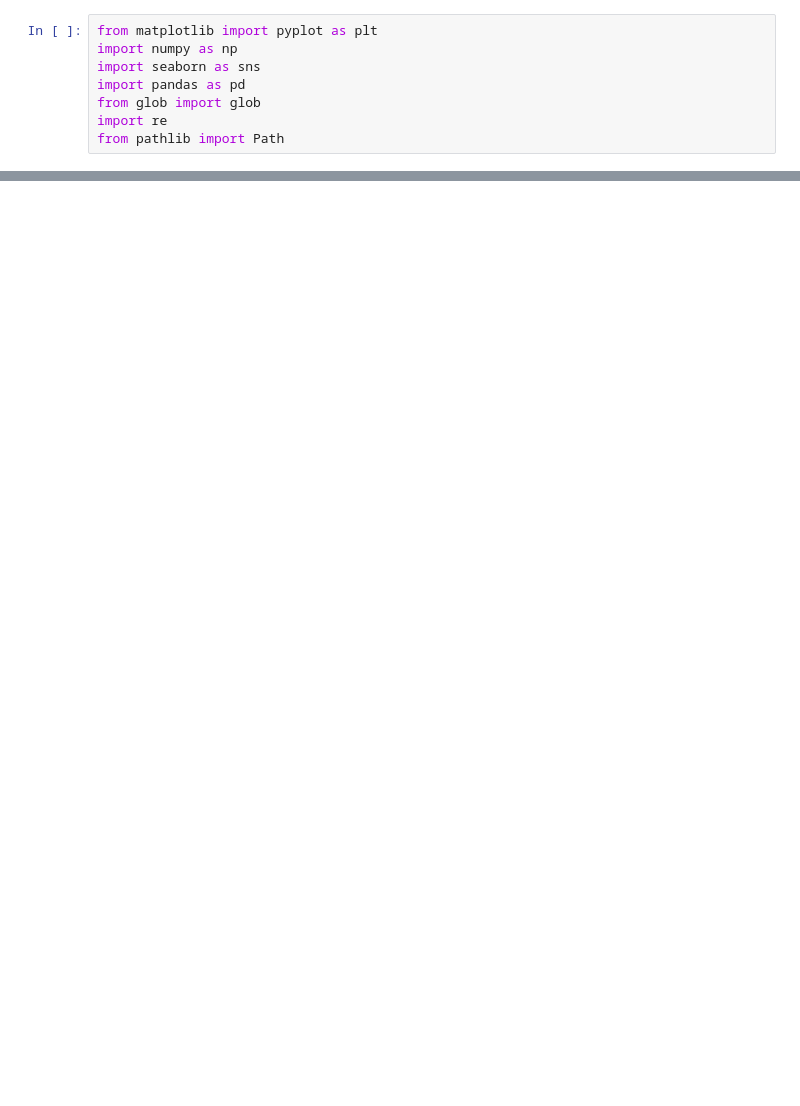
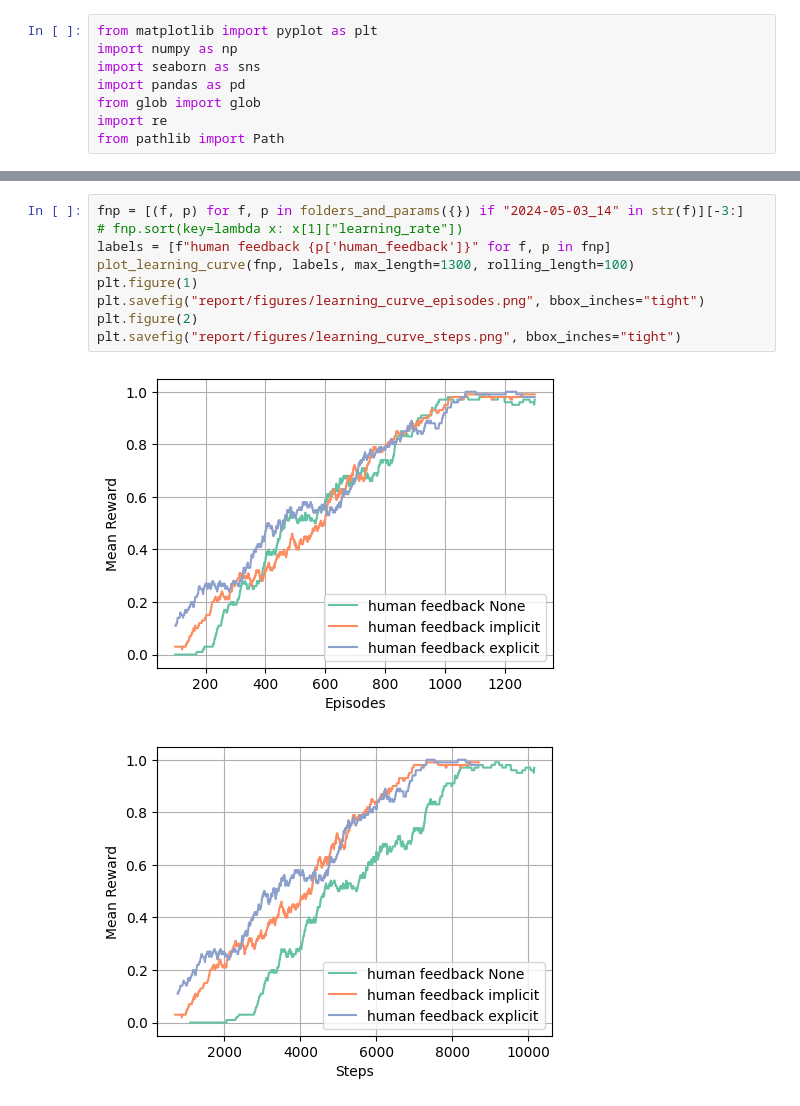
Before and after one commit to LiyouZhou/MScRAS_AR, a Jupyter notebook: assessment-1/plot_graphs.ipynb, the cells around one changed output, grey strips where cells are left out. Saved outputs shown, nothing was run; the diff lists cells and outputs as text; blank space fills up the shorter version.

Commit message:
Almost finish report

```diff
--- a/assessment-1/plot_graphs.ipynb
+++ b/assessment-1/plot_graphs.ipynb
@@ -93,3 +112,15 @@ plot_learning_curve(fnp, labels, max_length=2000)
+# %%
+fnp = [(f, p) for f, p in folders_and_params({}) if "2024-05-03_14" in str(f)][-3:]
+# fnp.sort(key=lambda x: x[1]["learning_rate"])
+labels = [f"human feedback {p['human_feedback']}" for f, p in fnp]
+plot_learning_curve(fnp, labels, max_length=1300, rolling_length=100)
+plt.figure(1)
+plt.savefig("report/figures/learning_curve_episodes.png", bbox_inches="tight")
+plt.figure(2)
+plt.savefig("report/figures/learning_curve_steps.png", bbox_inches="tight")
+# %% [output]
+[figure, added]
+[figure, added]
 # %%
 def plot_average_learning_curve(folders_and_params, labels):
     plt.figure(figsize=figsize)
```
Also changed, not shown: parts of 3 cells of this notebook, 7 other files.
